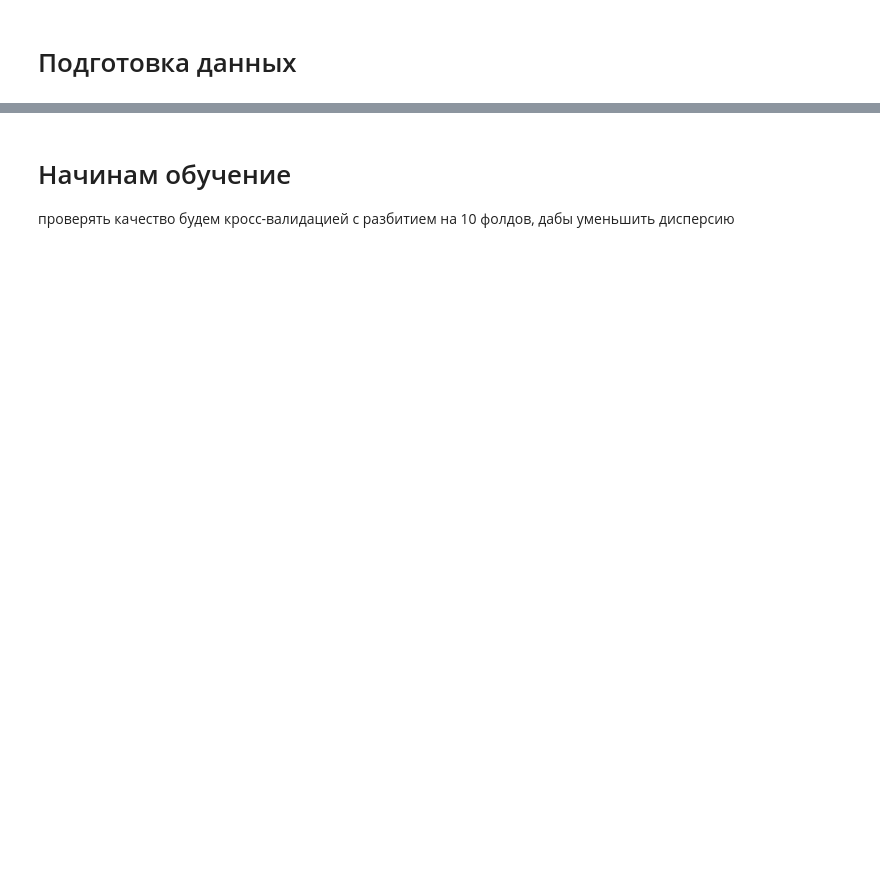
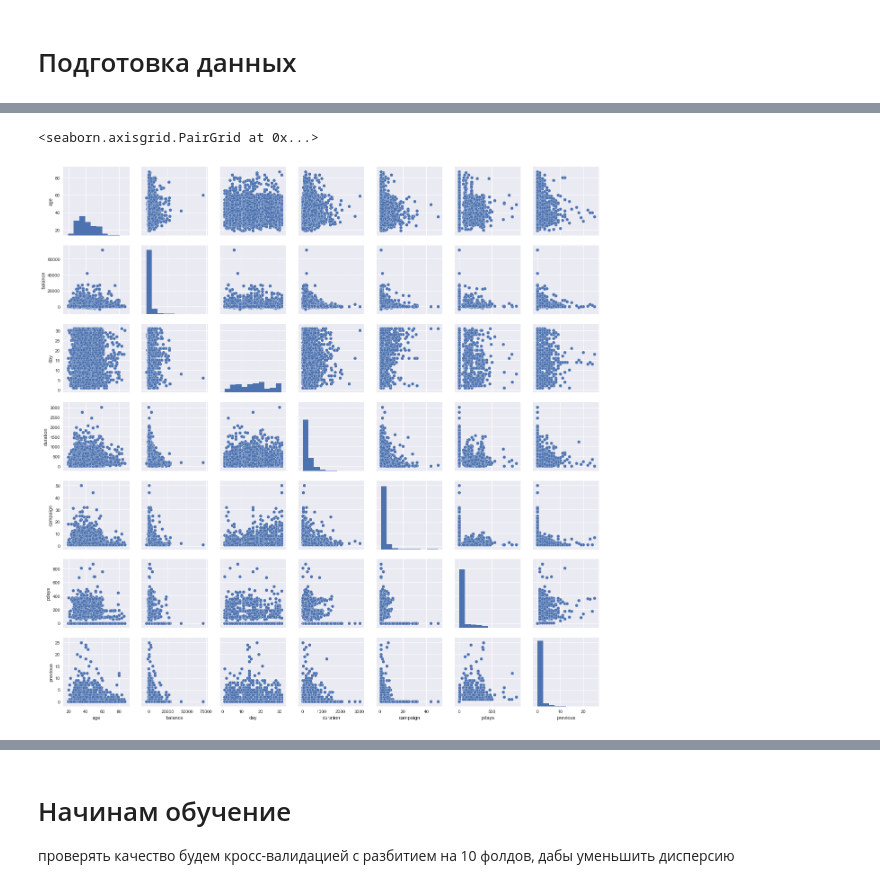
Before and after one commit to stas6626/kursach, a Jupyter notebook: cursach_banki.ipynb, the cells around one changed output, grey strips where cells are left out. Saved outputs shown, nothing was run; the diff lists cells and outputs as text; code cells hidden in the pictures; blank space fills up the shorter version.

```diff
--- a/cursach_banki.ipynb
+++ b/cursach_banki.ipynb
@@ -19,3 +31,12 @@ bank_numeric=bank.iloc[:,[0,5,9,11,12,13,14]]
+# %%
+bank_vords=bank.dtypes[test.dtypes == "object"].index#выделить не числовые переменные
+bank_numeric=bank.dtypes[test.dtypes != "object"].index#выделить числовые переменные
+#делим на вещественный(численные) и строчные признаки
+# %%
+sns.pairplot(bank_numeric)
+# %% [output]
+<seaborn.axisgrid.PairGrid at 0x...>
+[figure, added]
 # %%
 le = preprocessing.LabelEncoder()
 
```
Also changed, not shown: parts of 19 cells of this notebook.
